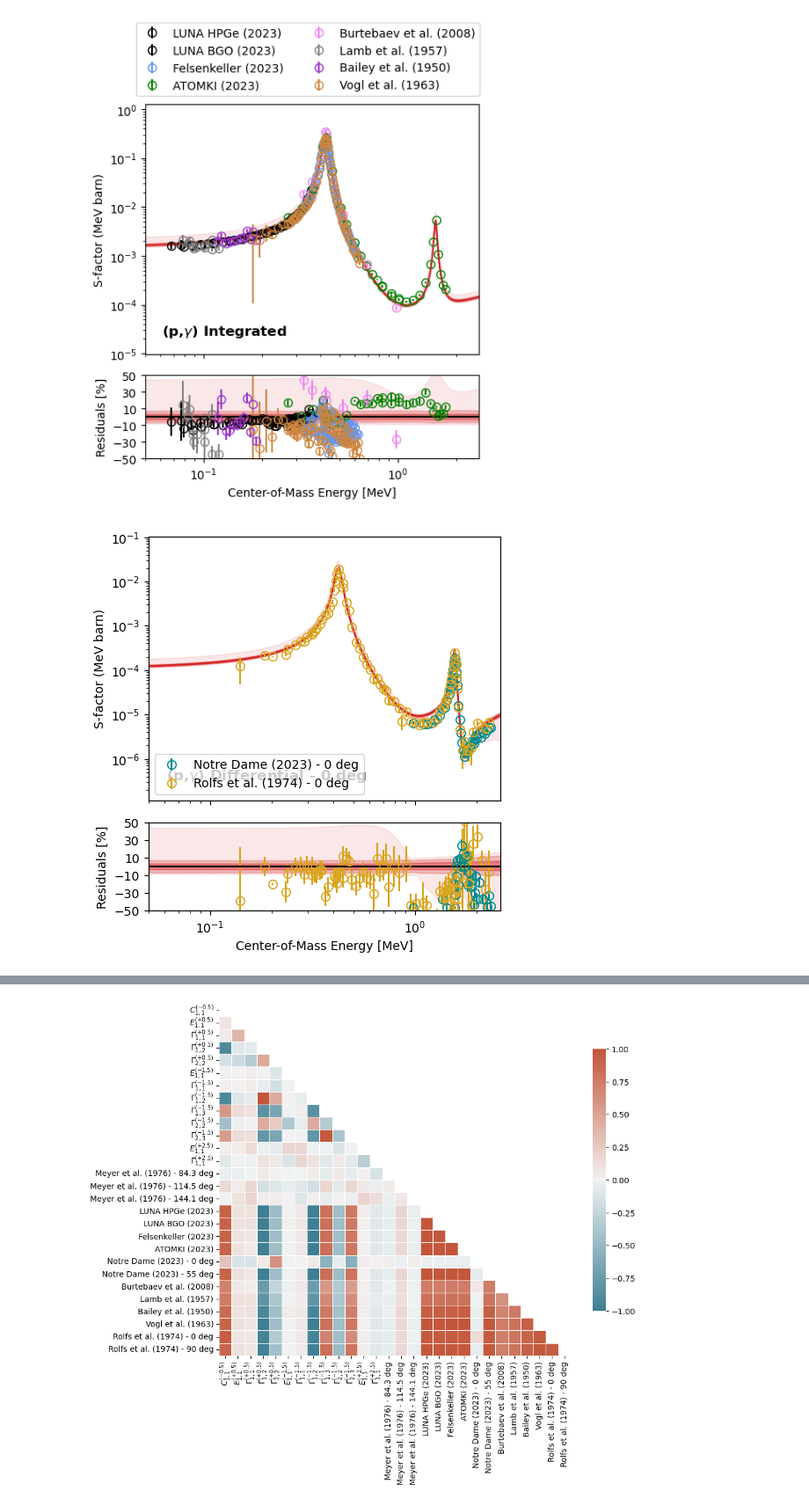
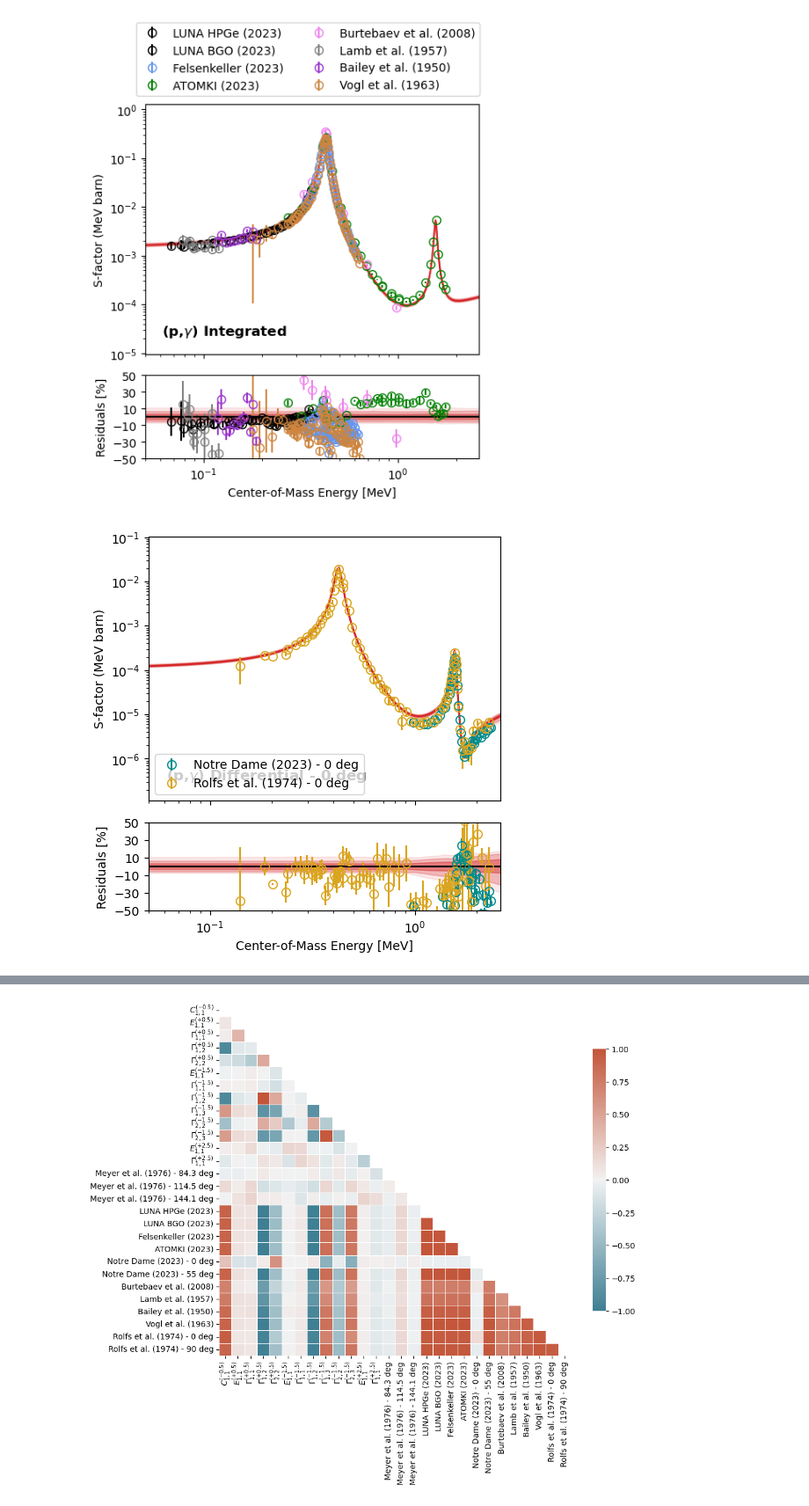
Before and after one commit to skowrons94/12c_pg, a Jupyter notebook: Analyze_Markov_Chain_bilby.ipynb, the cells around one changed output, grey strips where cells are left out. Shown at 88% size. Cells and saved outputs as stored; diff of their text form; code cells hidden in the pictures.

```diff
--- a/Analyze_Markov_Chain_bilby.ipynb
+++ b/Analyze_Markov_Chain_bilby.ipynb
@@ -1,4 +1,7 @@
 # %%
+Tmax = 200
+ntemps = 20
+
 # Define the data labels (in AZURE2 order)
 labels = ["Meyer et al. (1976) - 84.3 deg",
           "Meyer et al. (1976) - 114.5 deg",
@@ -59,6 +62,6 @@ from tqdm import tqdm
 from brick.azr import AZR as brick
 # %%
 # Read the .h5 file
-with open("results/bilby/samples_checkpoint_resume.pickle", "rb") as f:
+with open("results/bilby/Tmax_{}_ntemps_{}_checkpoint_resume.pickle".format(Tmax,ntemps), "rb") as f:
     dump = pkl.load(f)
 # %%
@@ -68,5 +71,5 @@ print( dump["chain_array"][:,100:].shape )
 # %%
-samples = dump["chain_array"][:,30:].flatten()
+samples = dump["chain_array"][:,50:].flatten()
 
 # Create a numpy array of the data
 data = np.zeros( (int(len(samples)/28), 28) )
@@ -198,37 +201,37 @@ for j, (segment, values) in enumerate(results.items()):
 
     for i in segment_map[j]:
         # Find closest indexes of the mean respect to azr.energies[i]
         idx = []
         for k in range( len( azr.energies[i] ) ):
             idx.append( np.argmin( np.abs( energies[j] - azr.energies[i][k] ) ) )
         percent = 100 * ( azr.sfactor[i] - mean[idx] ) / azr.sfactor[i]
         percent_err = 100 * ( azr.sfactor_err[i] / azr.sfactor[i] )
         max_percent = max( abs( percent + percent_err ) )
         (line, _ , _) = ax2.errorbar( azr.energies[i], percent, yerr=percent_err, fmt="o", color=colors[labels[i]], markersize=7 )
         line.set_markerfacecolor('none')
 
     ax2.fill_between( energies[j], -100 * sigma_1low / mean, 100 * sigma_1up / mean, color="tab:red", alpha=0.40 )
     ax2.fill_between( energies[j], -100 * sigma_2low / mean, 100 * sigma_2up / mean, color="tab:red", alpha=0.25, label='2 sigma' )
     ax2.fill_between( energies[j], -100 * sigma_3low / mean, 100 * sigma_3up / mean, color="tab:red", alpha=0.10, label='3 sigma' )
     ax2.axhline( 0, color="black" )
 
     ax2.set_xlabel( "Center-of-Mass Energy [MeV]" )
     ax2.set_ylabel( "Residuals [%]" )
 
     ax2.set_yticks( [-50, -30, -10, 10, 30, 50] )
 
     if( j not in [4,5,6,2] ): ax2.set_xscale( 'log' )
 
     ax2.set_xlim( min_x, max_x )
     ax2.set_ylim( -50, 50 )
 
-    plt.savefig( "results/mcmc/figures/{}_{}.pdf".format( type, segment ), bbox_inches='tight' )
+    plt.savefig( "results/bilby/figures/{}_{}.pdf".format( type, segment ), bbox_inches='tight' )
     plt.show( )
 
-    np.savetxt( "results/mcmc/data/{}_{}.txt".format( type, segment ), np.array( [ energies[j], mean, sigma_1up, sigma_1low, sigma_2up, sigma_2low, sigma_3up, sigma_3low ] ).T )
+    np.savetxt( "results/bilby/data/{}_{}.txt".format( type, segment ), np.array( [ energies[j], mean, sigma_1up, sigma_1low, sigma_2up, sigma_2low, sigma_3up, sigma_3low ] ).T )
 # %% [output]
-[figure, old version]
+[figure, new version]
-[figure, old version]
+[figure, new version]
 [figure]
 [figure]
 [figure]
```
Also changed, not shown: parts of 2 cells of this notebook, 4 other files.
